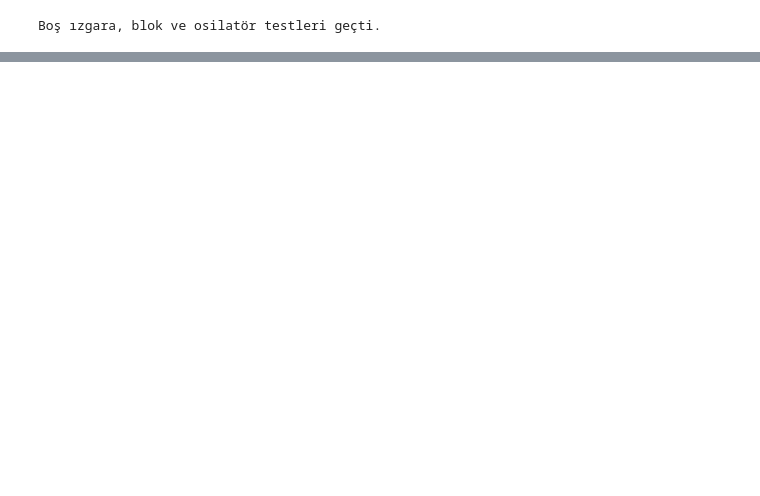
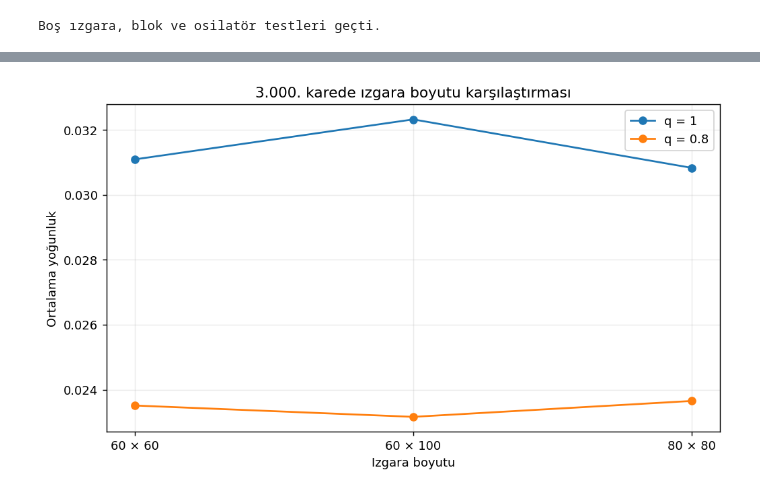
Before and after one commit to yildizaliyigit067-dotcom/CA, a Jupyter notebook: 05_random_initial_conditions.ipynb, the cells around one changed output, grey strips where cells are left out. Drawn from its saved outputs; the diff is of its cells as text; code cells hidden in the pictures; blank space fills up the shorter version.

```diff
--- a/05_random_initial_conditions.ipynb
+++ b/05_random_initial_conditions.ipynb
@@ -881,0 +1219,16 @@ Bu sonuçlar $T=300$ için. Daha uzun sürelerde aynı şeyin olup olmadığın
+# %%
+grafik = long_summary[(long_summary['T'] == 3000) & (np.isclose(long_summary.p, 0.35))]
+plt.figure(figsize=(8, 4.7))
+for q in [1.0, 0.8]:
+    secim = grafik[np.isclose(grafik.q, q)].copy().sort_values(['L', 'Ly'])
+    labels = [f'{L} × {Ly}' for L, Ly in zip(secim.L, secim.Ly)]
+    plt.plot(labels, secim.rho, marker='o', label=f'q = {q:g}')
+plt.xlabel('Izgara boyutu')
+plt.ylabel('Ortalama yoğunluk')
+plt.title('3.000. karede ızgara boyutu karşılaştırması')
+plt.grid(alpha=0.25)
+plt.legend()
+plt.tight_layout()
+plt.show()
+# %% [output]
+[figure, added]
```
Also changed, not shown: parts of 52 cells of this notebook.
